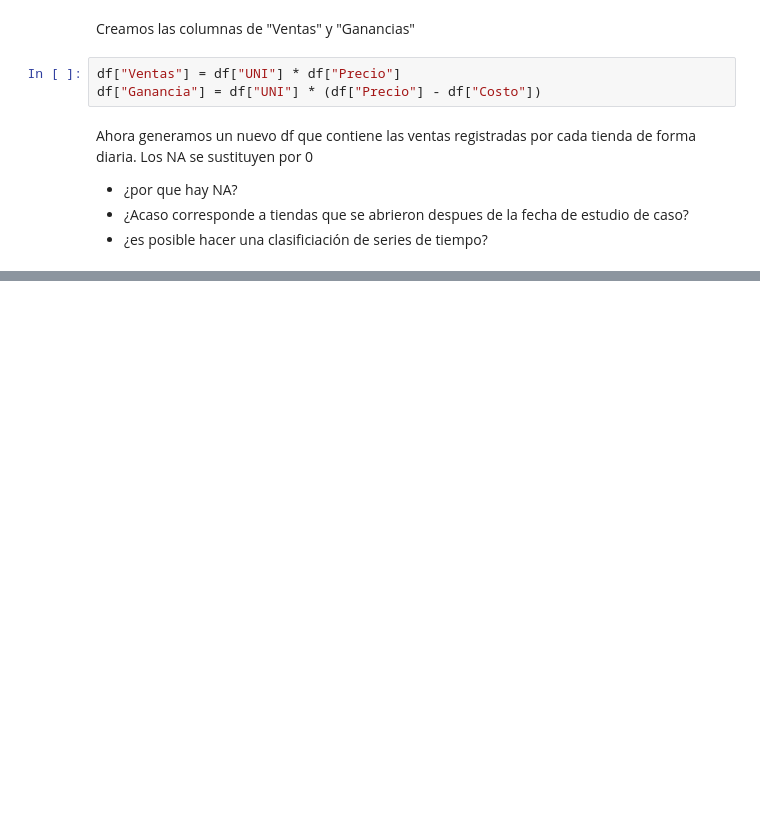
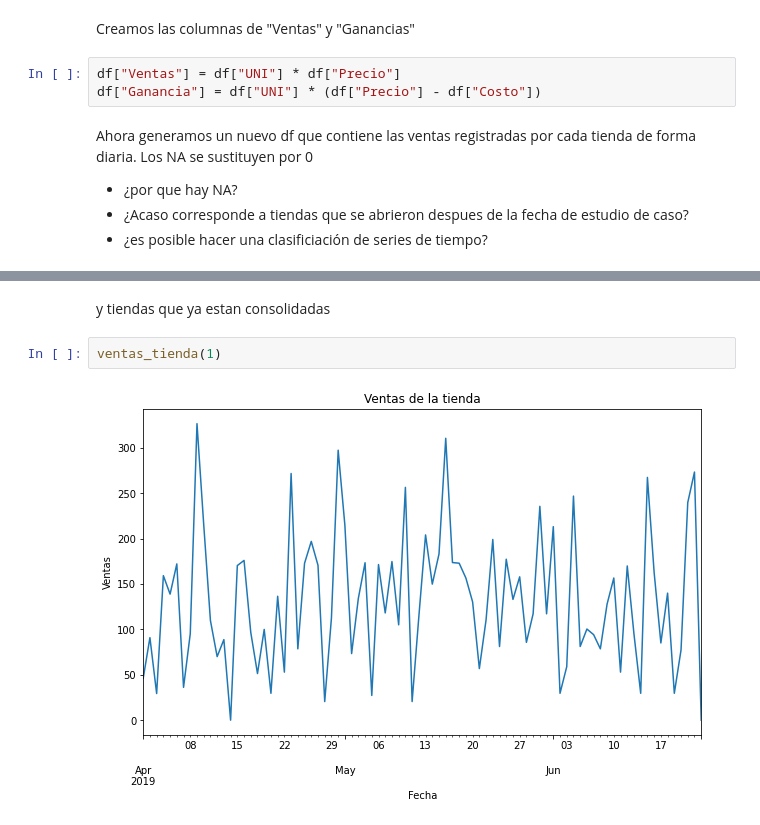
Before and after one commit to PedroAdair/PronosticoVentas, a Jupyter notebook: Clustering_series_tiempo.ipynb, the cells around one changed output, grey strips where cells are left out. Cells and saved outputs as stored; diff of their text form; blank space fills up the shorter version.

```diff
--- a/Clustering_series_tiempo.ipynb
+++ b/Clustering_series_tiempo.ipynb
@@ -73,0 +113,6 @@ ventas_tiendas
+# %% [markdown]
+y tiendas que ya estan consolidadas
+# %%
+ventas_tienda(1)
+# %% [output]
+[figure, added]
```
Also changed, not shown: parts of 28 cells of this notebook.
